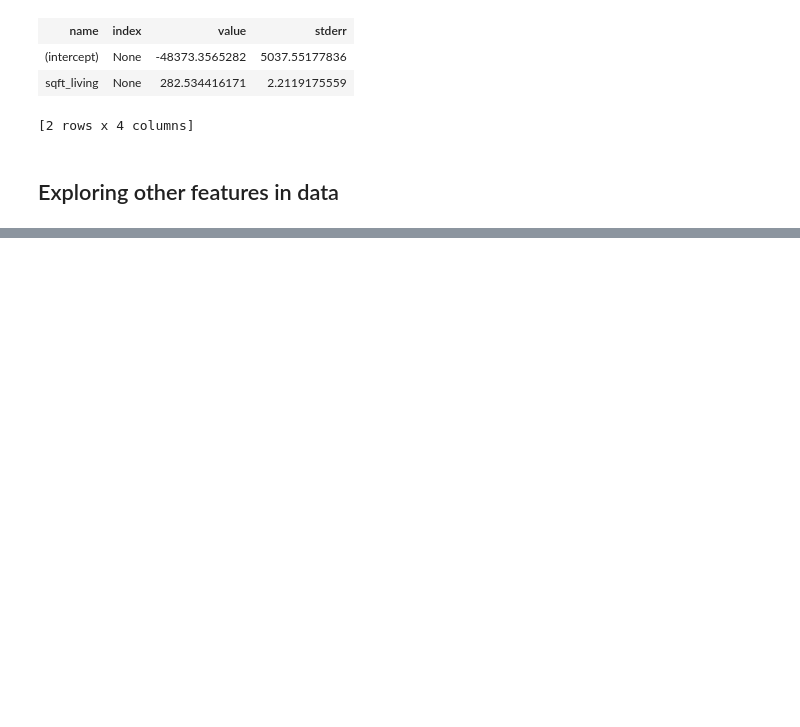
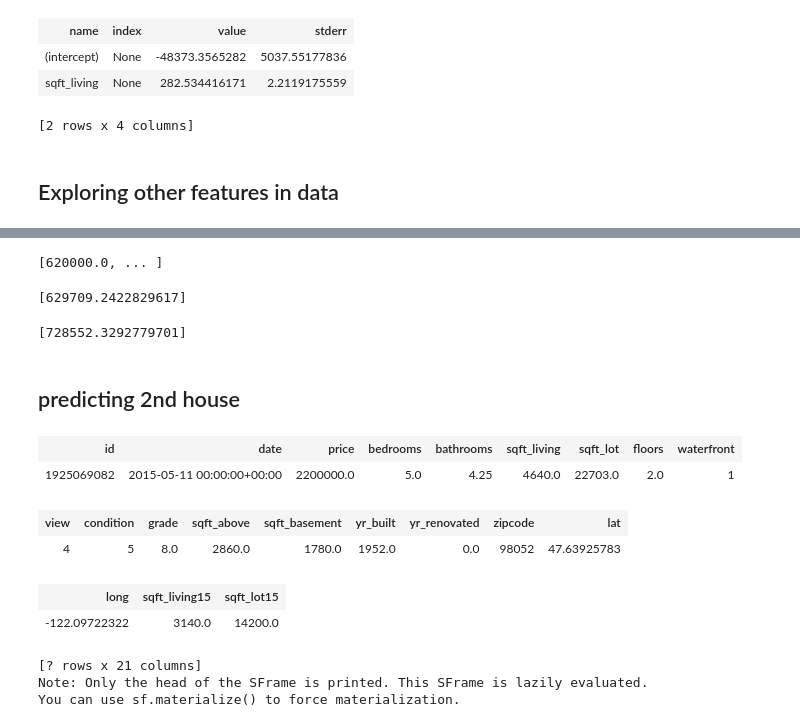
Before and after one commit to Mobusshar/MLWashington1, a Jupyter notebook: House_sales_week2.ipynb, the cells around one changed output, grey strips where cells are left out. Saved outputs shown, nothing was run; the diff lists cells and outputs as text; code cells hidden in the pictures; blank space fills up the shorter version.

```diff
--- a/House_sales_week2.ipynb
+++ b/House_sales_week2.ipynb
@@ -109,0 +157,28 @@ sales.show(view='BoxWhisker Plot', x='zipcode', y='price')
+# %%
+print house1['price']
+# %% [output]
+[620000.0, ... ]
+# %%
+print sqft_model.predict(house1)
+# %% [output]
+[629709.2422829617]
+# %%
+print my_features_model.predict(house1)
+# %% [output]
+[728552.3292779701]
+# %% [markdown]
+## predicting 2nd house
+# %%
+house2 = sales[sales['id']=='1925069082']
+# %%
+house2
+# %% [output]
+| id | date | price | bedrooms | bathrooms | sqft_living | sqft_lot | floors | waterfront |
+| 1925069082 | 2015-05-11 00:00:00+00:00 | 2200000.0 | 5.0 | 4.25 | 4640.0 | 22703.0 | 2.0 | 1 |
+| view | condition | grade | sqft_above | sqft_basement | yr_built | yr_renovated | zipcode | lat |
+| 4 | 5 | 8.0 | 2860.0 | 1780.0 | 1952.0 | 0.0 | 98052 | 47.63925783 |
+| long | sqft_living15 | sqft_lot15 |
+| -122.09722322 | 3140.0 | 14200.0 |
+[? rows x 21 columns]
+Note: Only the head of the SFrame is printed. This SFrame is lazily evaluated.
+You can use sf.materialize() to force materialization.
```
Also changed, not shown: parts of 12 cells of this notebook.
